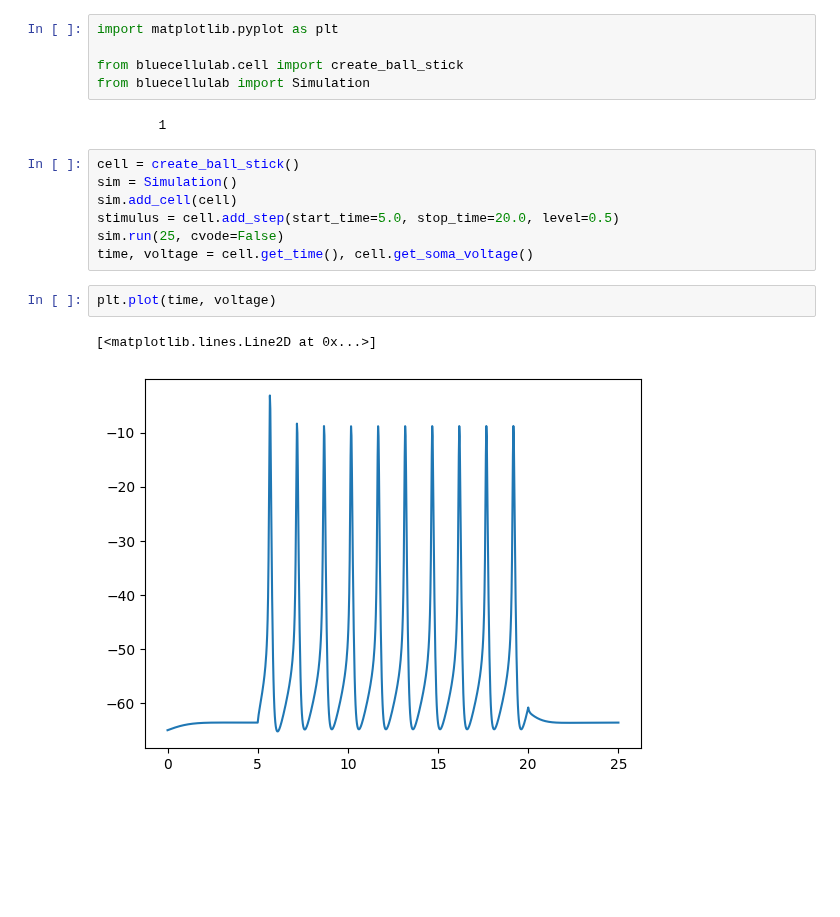
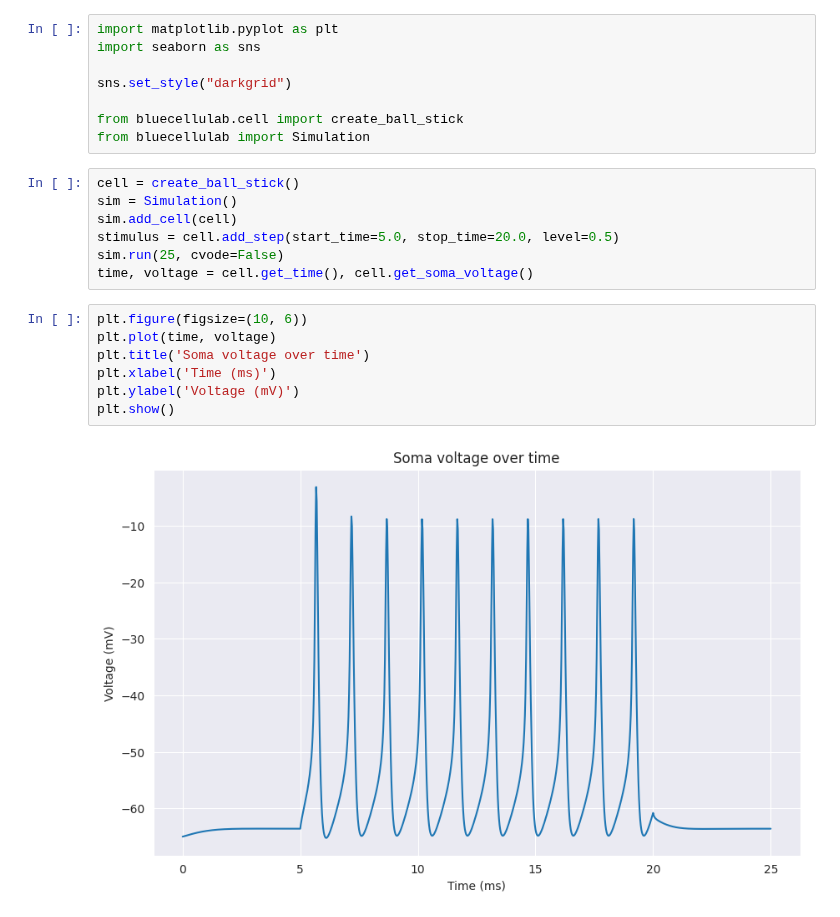
Before and after one commit to BlueBrain/BlueCelluLab, a Jupyter notebook: examples/readme-plot.ipynb, the cells around one changed output. Saved outputs shown, nothing was run; the diff lists cells and outputs as text; blank space fills up the shorter version.

Commit message:
readme-plot aesthetics: add labels and grey background

```diff
--- a/examples/readme-plot.ipynb
+++ b/examples/readme-plot.ipynb
@@ -1,10 +1,11 @@
 # %%
 import matplotlib.pyplot as plt
+import seaborn as sns
+
+sns.set_style("darkgrid")
 
 from bluecellulab.cell import create_ball_stick
 from bluecellulab import Simulation
-# %% [output]
-        1
 # %%
 cell = create_ball_stick()
 sim = Simulation()
@@ -12,8 +13,12 @@ sim.add_cell(cell)
 stimulus = cell.add_step(start_time=5.0, stop_time=20.0, level=0.5)
 sim.run(25, cvode=False)
 time, voltage = cell.get_time(), cell.get_soma_voltage()
-# %%
-plt.plot(time, voltage)
-# %% [output]
-[<matplotlib.lines.Line2D at 0x...>]
-[figure, removed]
+# %%
+plt.figure(figsize=(10, 6))
+plt.plot(time, voltage)
+plt.title('Soma voltage over time')
+plt.xlabel('Time (ms)')
+plt.ylabel('Voltage (mV)')
+plt.show()
+# %% [output]
+[figure, added]
```
Also changed, not shown: 2 other files.
